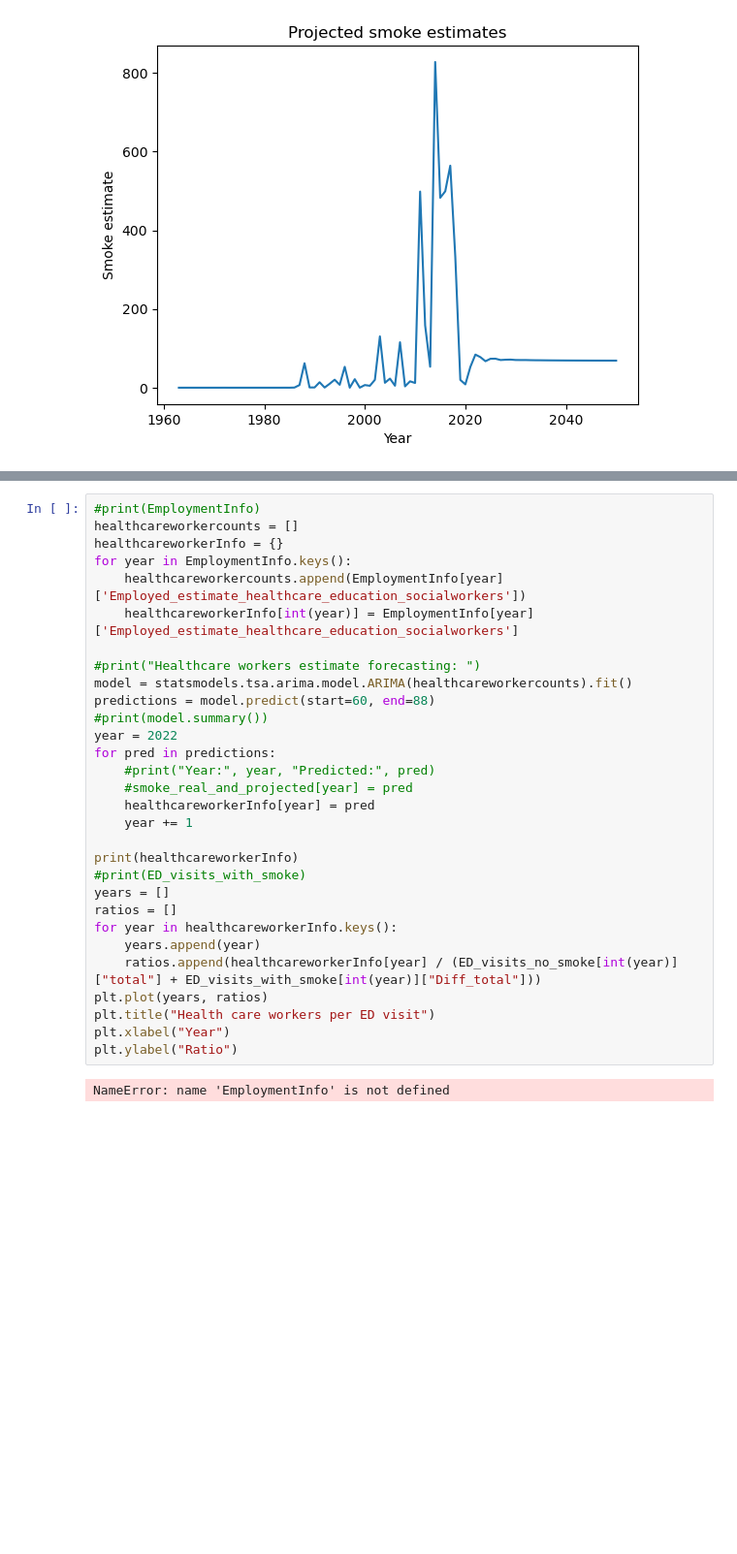
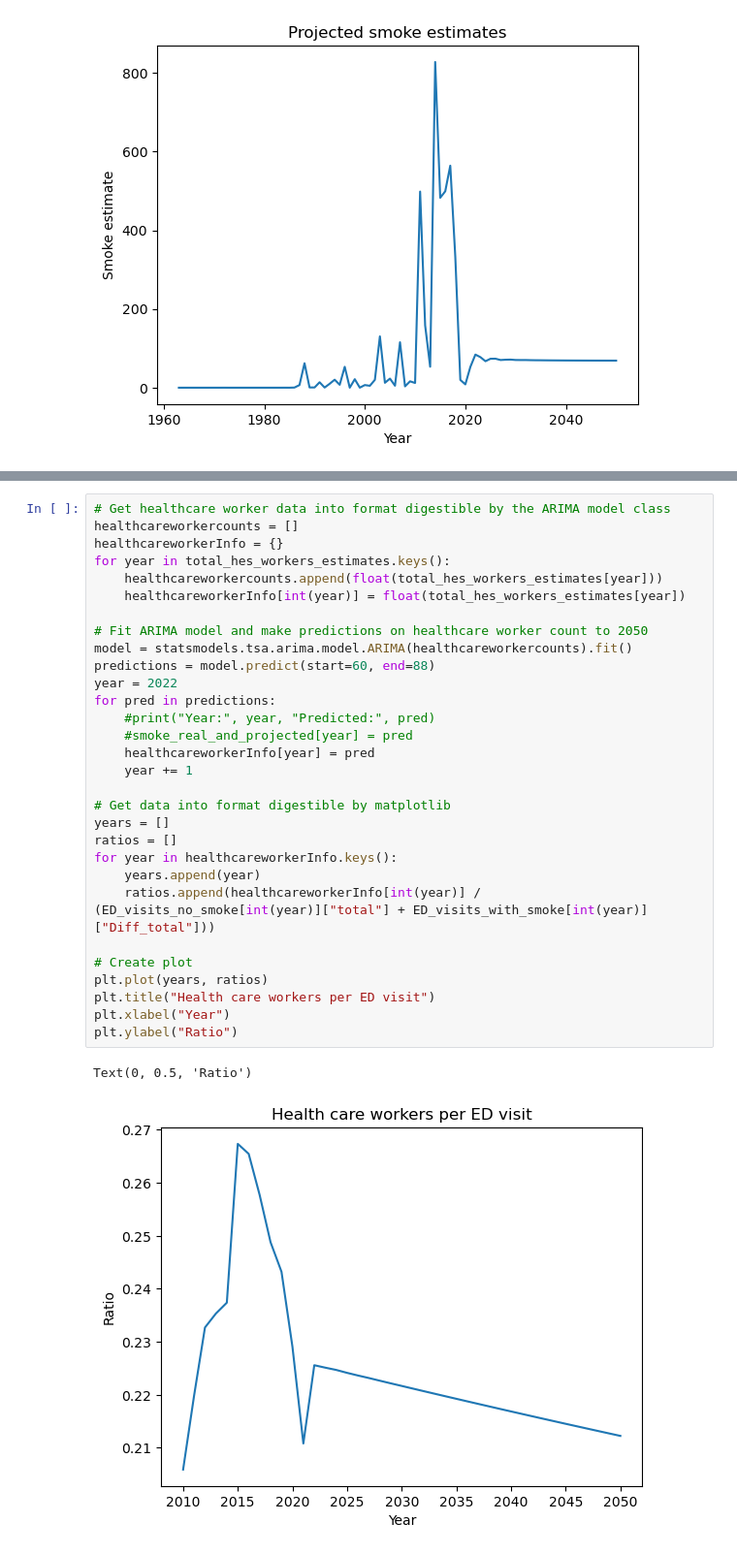
Before and after one commit to ZachBowyer/data-512-common_analysis, a Jupyter notebook: Src/Extended_Analysis.ipynb, the cells around one changed output, grey strips where cells are left out. Shown at 97% size. Drawn from its saved outputs; the diff is of its cells as text; blank space fills up the shorter version.

```diff
--- a/Src/Extended_Analysis.ipynb
+++ b/Src/Extended_Analysis.ipynb
@@ -983,32 +920,33 @@ plt.show()
 # %%
-#print(EmploymentInfo)
+# Get healthcare worker data into format digestible by the ARIMA model class
 healthcareworkercounts = []
 healthcareworkerInfo = {}
-for year in EmploymentInfo.keys():
-    healthcareworkercounts.append(EmploymentInfo[year]['Employed_estimate_healthcare_education_socialworkers'])
-    healthcareworkerInfo[int(year)] = EmploymentInfo[year]['Employed_estimate_healthcare_education_socialworkers']
+for year in total_hes_workers_estimates.keys():
+    healthcareworkercounts.append(float(total_hes_workers_estimates[year]))
+    healthcareworkerInfo[int(year)] = float(total_hes_workers_estimates[year])
 
-#print("Healthcare workers estimate forecasting: ")
+# Fit ARIMA model and make predictions on healthcare worker count to 2050
 model = statsmodels.tsa.arima.model.ARIMA(healthcareworkercounts).fit()
 predictions = model.predict(start=60, end=88)
-#print(model.summary())
 year = 2022
 for pred in predictions:
     #print("Year:", year, "Predicted:", pred)
     #smoke_real_and_projected[year] = pred
     healthcareworkerInfo[year] = pred
     year += 1
 
-print(healthcareworkerInfo)
-#print(ED_visits_with_smoke)
+# Get data into format digestible by matplotlib
 years = []
 ratios = []
 for year in healthcareworkerInfo.keys():
     years.append(year)
-    ratios.append(healthcareworkerInfo[year] / (ED_visits_no_smoke[int(year)]["total"] + ED_visits_with_smoke[int(year)]["Diff_total"]))
+    ratios.append(healthcareworkerInfo[int(year)] / (ED_visits_no_smoke[int(year)]["total"] + ED_visits_with_smoke[int(year)]["Diff_total"]))
+
+# Create plot
 plt.plot(years, ratios)
 plt.title("Health care workers per ED visit")
 plt.xlabel("Year")
 plt.ylabel("Ratio")
 # %% [output]
-NameError: name 'EmploymentInfo' is not defined
+Text(0, 0.5, 'Ratio')
+[figure, added]
```
Also changed, not shown: parts of 15 cells of this notebook, 1 other file.
